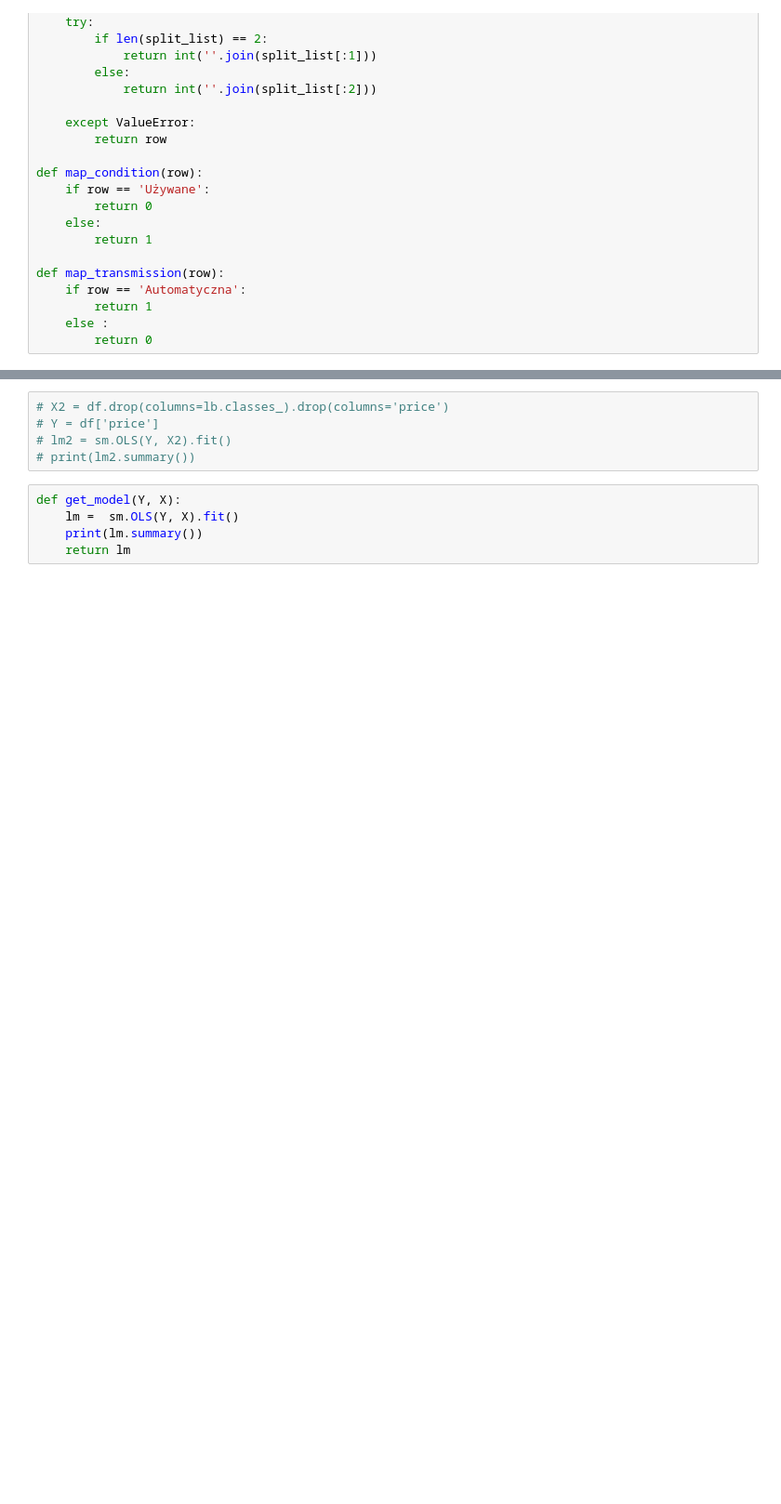
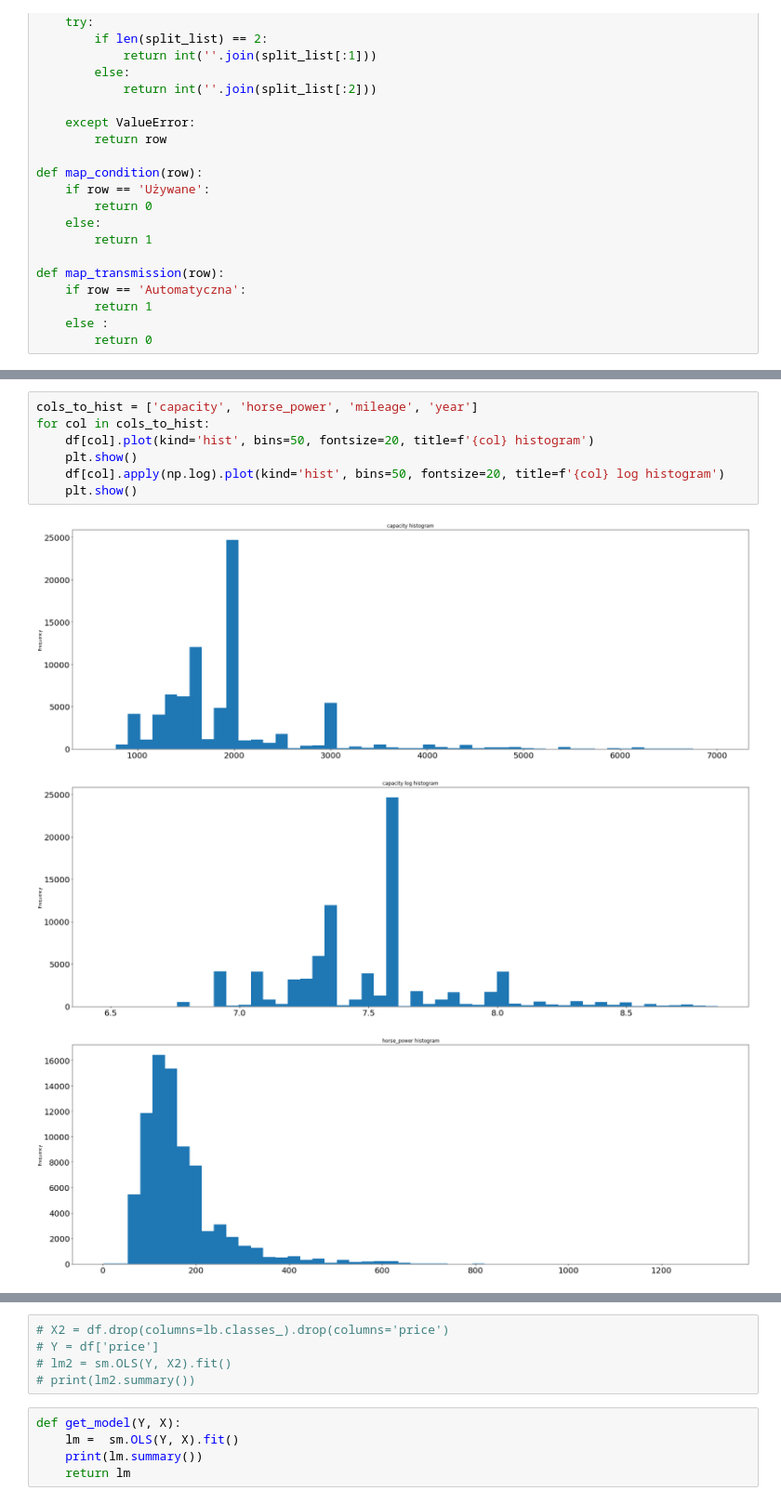
Before and after one commit to kuba1302/econometrics-otomoto, a Jupyter notebook: otomoto.ipynb, the cells around one changed output, grey strips where cells are left out. Shown at 93% size. Saved outputs shown, nothing was run; the diff lists cells and outputs as text; blank space fills up the shorter version.

```diff
--- a/otomoto.ipynb
+++ b/otomoto.ipynb
@@ -154,0 +269,11 @@ print(df.shape)
+# %%
+cols_to_hist = ['capacity', 'horse_power', 'mileage', 'year']
+for col in cols_to_hist:
+    df[col].plot(kind='hist', bins=50, fontsize=20, title=f'{col} histogram')
+    plt.show()
+    df[col].apply(np.log).plot(kind='hist', bins=50, fontsize=20, title=f'{col} log histogram')
+    plt.show()
+# %% [output]
+[figure, added]
+[figure, added]
+[figure, added]
```
Also changed, not shown: parts of 33 cells of this notebook.
